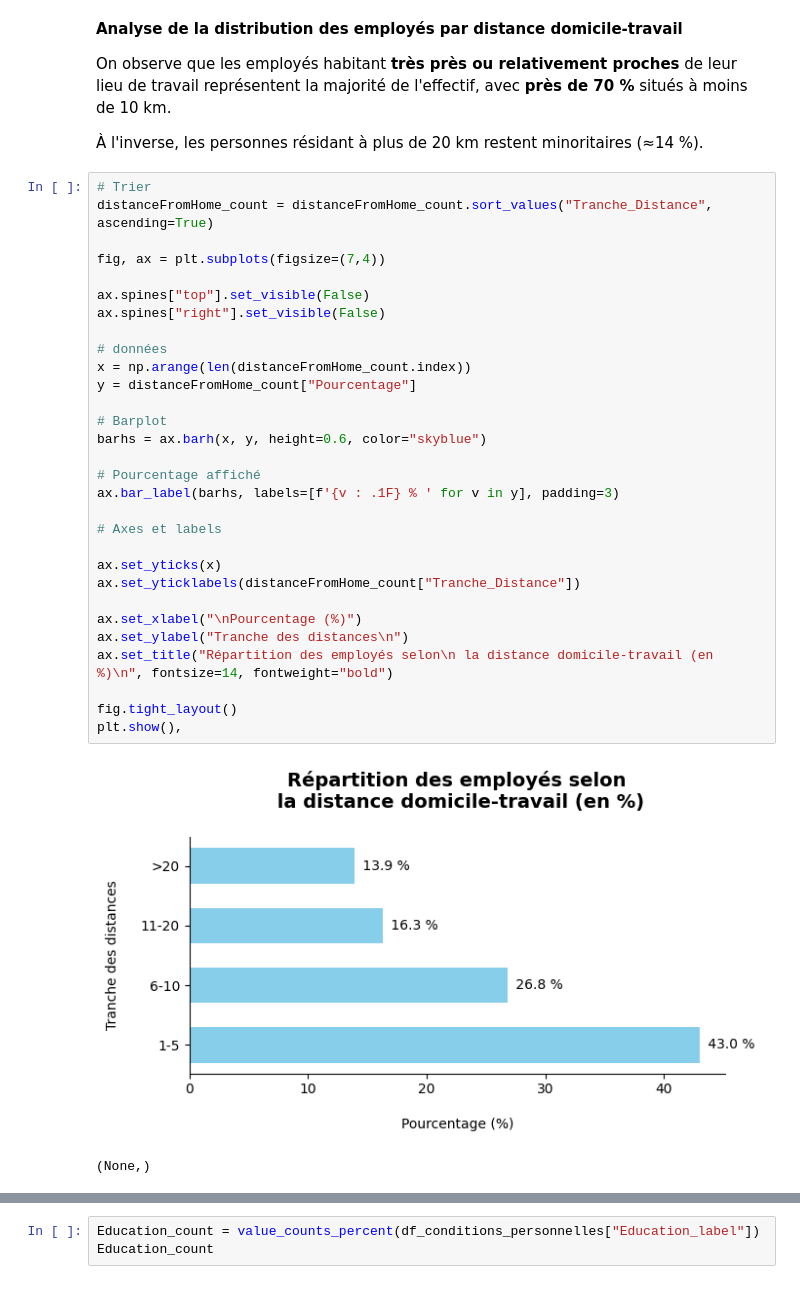
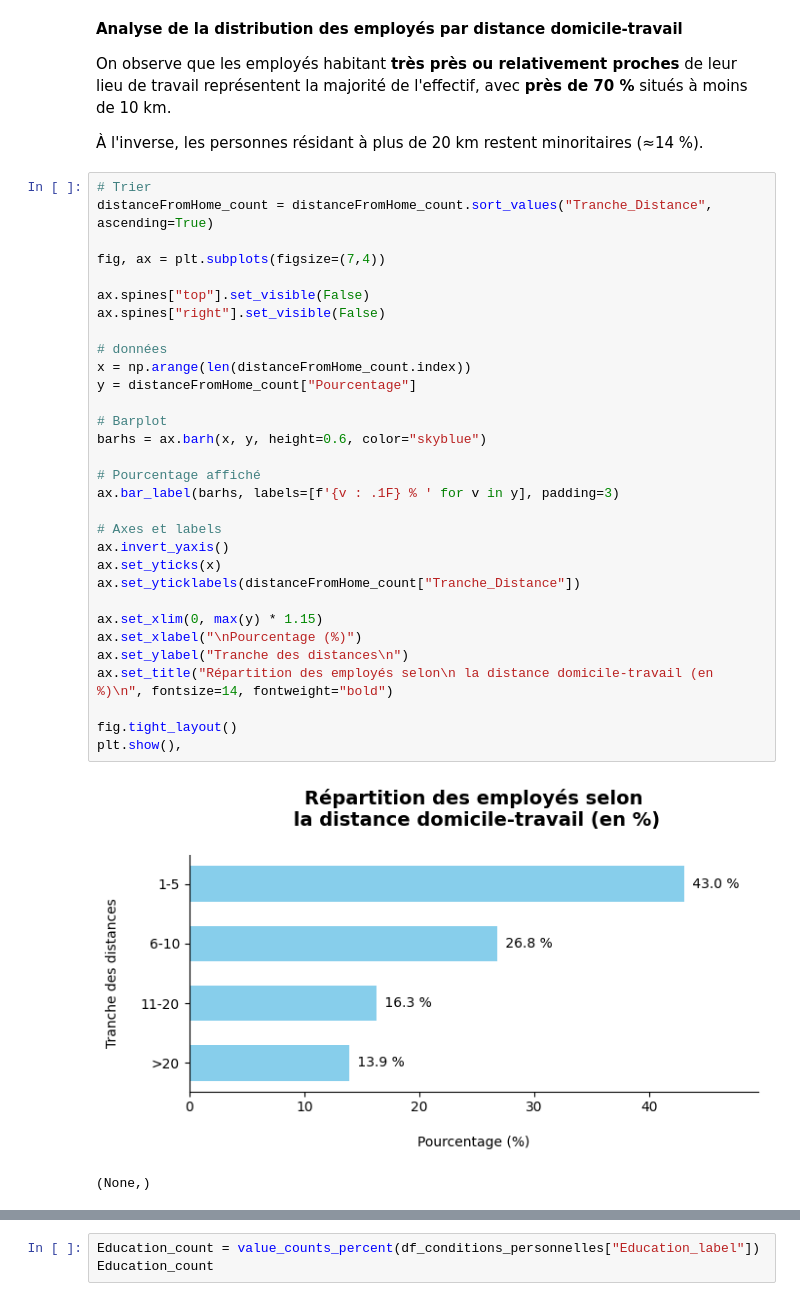
Before and after one commit to Kemuri15/employee-attrition-analysis, a Jupyter notebook: notebooks/03_axe_1_conditions_personnelle.ipynb, the cells around one changed output, grey strips where cells are left out. Drawn from its saved outputs; the diff is of its cells as text.

```diff
--- a/notebooks/03_axe_1_conditions_personnelle.ipynb
+++ b/notebooks/03_axe_1_conditions_personnelle.ipynb
@@ -328,34 +333,35 @@ avec **près de 70 %** situés à moins de 10 km.
 # %%
 # Trier
 distanceFromHome_count = distanceFromHome_count.sort_values("Tranche_Distance", ascending=True)
 
 fig, ax = plt.subplots(figsize=(7,4))
 
 ax.spines["top"].set_visible(False)
 ax.spines["right"].set_visible(False)
 
 # données
 x = np.arange(len(distanceFromHome_count.index))
 y = distanceFromHome_count["Pourcentage"]
 
 # Barplot
 barhs = ax.barh(x, y, height=0.6, color="skyblue")
 
 # Pourcentage affiché
 ax.bar_label(barhs, labels=[f'{v : .1F} % ' for v in y], padding=3)
 
 # Axes et labels
-
+ax.invert_yaxis()
 ax.set_yticks(x)
 ax.set_yticklabels(distanceFromHome_count["Tranche_Distance"])
 
+ax.set_xlim(0, max(y) * 1.15)
 ax.set_xlabel("\nPourcentage (%)")
 ax.set_ylabel("Tranche des distances\n")
 ax.set_title("Répartition des employés selon\n la distance domicile-travail (en %)\n", fontsize=14, fontweight="bold")
 
 fig.tight_layout()
 plt.show(),
 # %% [output]
-[figure, old version]
+[figure, new version]
 (None,)
 # %% [markdown]
```
Also changed, not shown: parts of 31 cells of this notebook, 4 other files.
